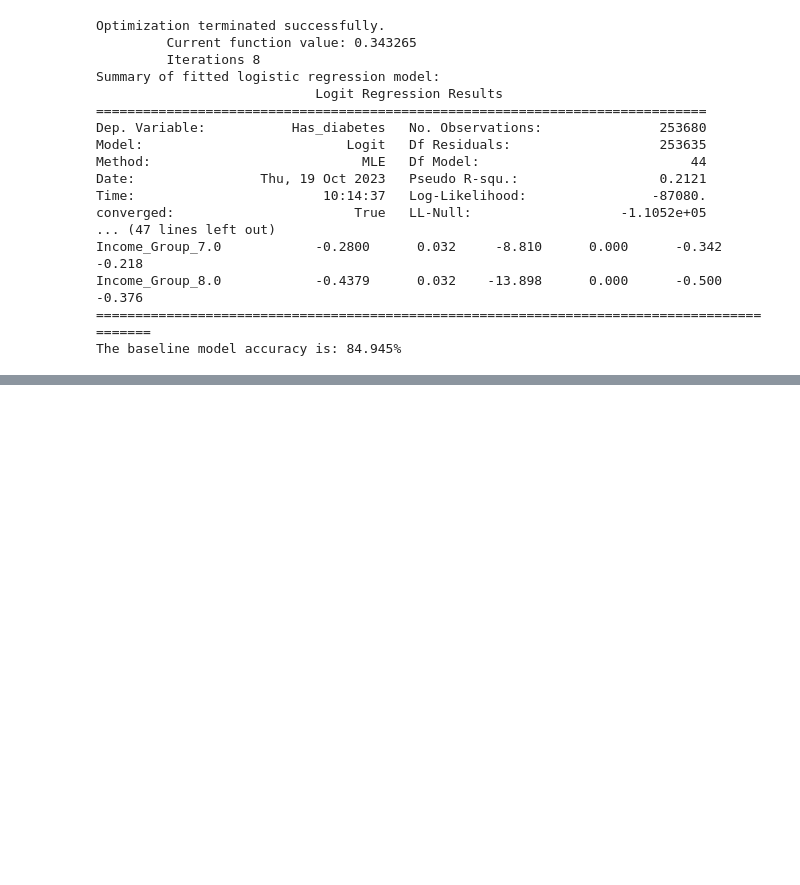
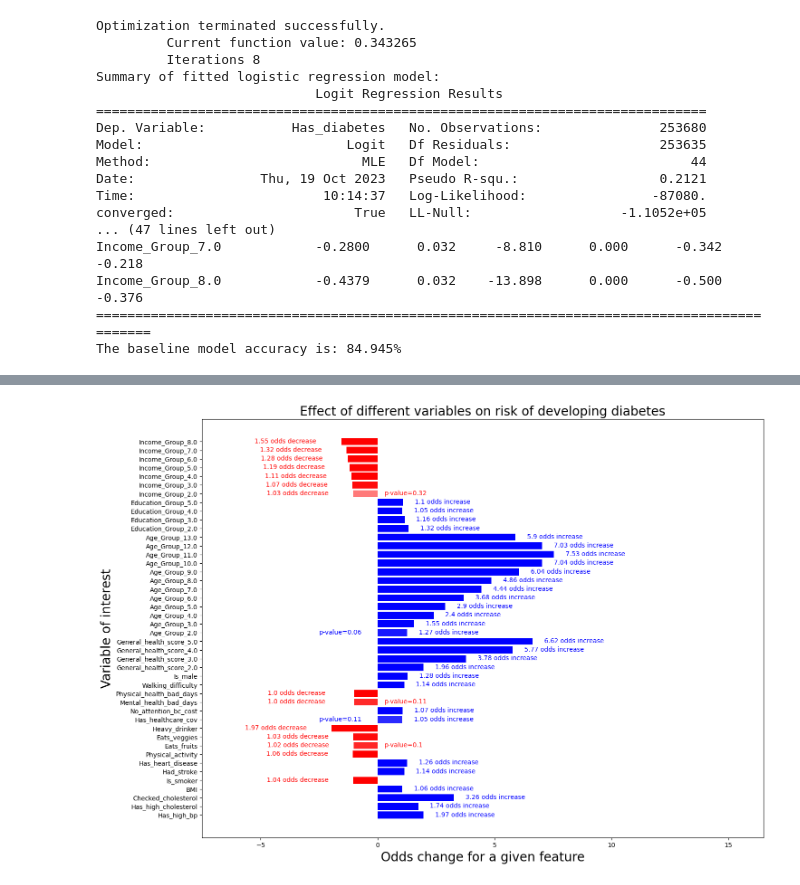
Before and after one commit to diego2017/capstone_disease_predictor, a Jupyter notebook: notebooks/04-modelling.ipynb, the cells around one changed output, grey strips where cells are left out. Saved outputs shown, nothing was run; the diff lists cells and outputs as text; code cells hidden in the pictures; blank space fills up the shorter version.

Commit message:
Plotted the effect of different factors on developing diabetes

```diff
--- a/notebooks/04-modelling.ipynb
+++ b/notebooks/04-modelling.ipynb
@@ -239,0 +318,27 @@ The baseline model accuracy is: 84.945%
+# %%
+fix, ax = plt.subplots(figsize=(16, 12))
+ax.barh(categories, sizes, color=colors)
+for index, bar_size in enumerate(sizes):
+    if (bar_size > 0.0):
+        # Add a label text
+        ax.text(bar_size + 0.5, index-0.15, f'{bar_size} odds increase', color='blue')
+
+        # Add a p-value disclaimer
+        if (p_values[index] >= 0.05):
+            ax.text(-2.5, index-0.15, f'p-value={p_values[index]}', color='blue')
+    else:
+        # Label text
+        ax.text(bar_size - 3.7, index-0.15, f'{abs(bar_size)} odds decrease', color='red')
+
+        # p-value disclaimer
+        if (p_values[index] >= 0.05):
+            ax.text(0.3, index - 0.15, f'p-value={p_values[index]}', color='red')
+
+# change the limit to make sure labels go inside the plot area
+plt.xlim(-7.5, 16.5)
+plt.title("Effect of different variables on risk of developing diabetes", size=20)
+plt.xlabel("Odds change for a given feature", size=20)
+plt.ylabel("Variable of interest", size=20)
+plt.show()
+# %% [output]
+[figure, added]
```
Also changed, not shown: parts of 4 cells of this notebook.
